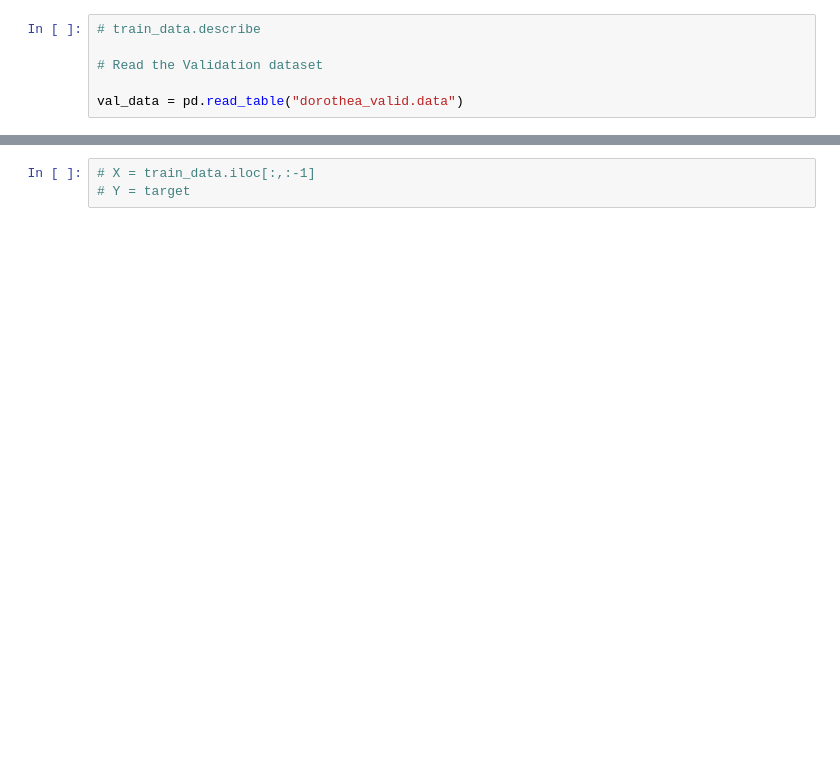
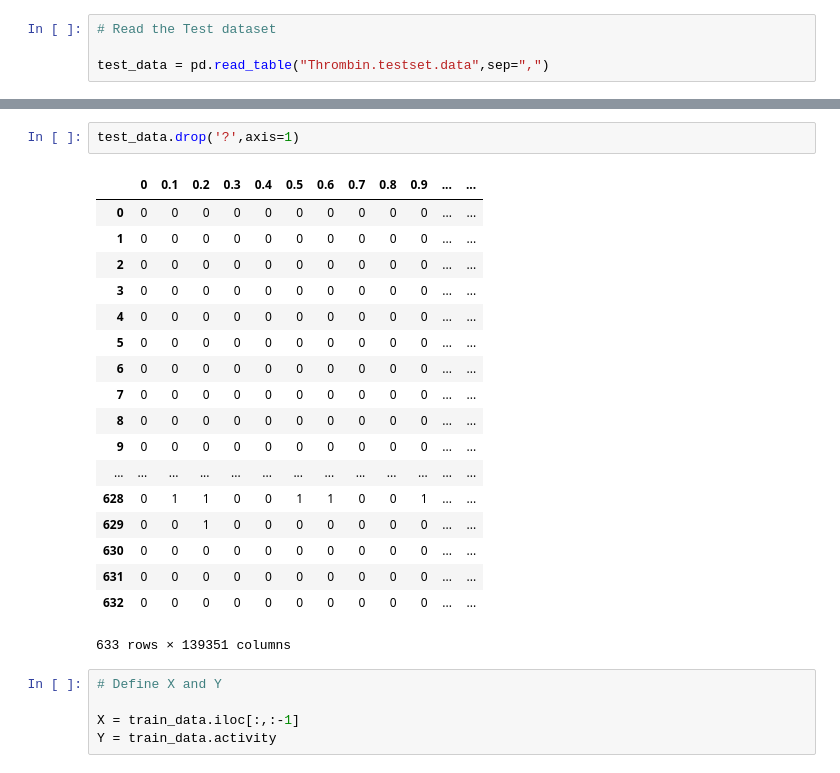
Before and after one commit to suneelnair1/Research_Internship, a Jupyter notebook: Sunil_Nair_Research_Internship_Codeset.ipynb, the cells around one changed output, grey strips where cells are left out. Saved outputs shown, nothing was run; the diff lists cells and outputs as text; blank space fills up the shorter version.

```diff
--- a/Sunil_Nair_Research_Internship_Codeset.ipynb
+++ b/Sunil_Nair_Research_Internship_Codeset.ipynb
@@ -13,6 +17,4 @@ test_data = pd.read_table("dorothea_test.data")
 # %%
-# train_data.describe
+# Read the Test dataset
 
-# Read the Validation dataset
-
-val_data = pd.read_table("dorothea_valid.data")
+test_data = pd.read_table("Thrombin.testset.data",sep=",")
@@ -58,6 +107,29 @@ Y=train_data.describe
+# %%
+test_data.drop('?',axis=1)
+# %% [output]
+|  | 0 | 0.1 | 0.2 | 0.3 | 0.4 | 0.5 | 0.6 | 0.7 | 0.8 | 0.9 | ... | ... |
+| 0 | 0 | 0 | 0 | 0 | 0 | 0 | 0 | 0 | 0 | 0 | ... | ... |
+| 1 | 0 | 0 | 0 | 0 | 0 | 0 | 0 | 0 | 0 | 0 | ... | ... |
+| 2 | 0 | 0 | 0 | 0 | 0 | 0 | 0 | 0 | 0 | 0 | ... | ... |
+| 3 | 0 | 0 | 0 | 0 | 0 | 0 | 0 | 0 | 0 | 0 | ... | ... |
+| 4 | 0 | 0 | 0 | 0 | 0 | 0 | 0 | 0 | 0 | 0 | ... | ... |
+| 5 | 0 | 0 | 0 | 0 | 0 | 0 | 0 | 0 | 0 | 0 | ... | ... |
+| 6 | 0 | 0 | 0 | 0 | 0 | 0 | 0 | 0 | 0 | 0 | ... | ... |
+| 7 | 0 | 0 | 0 | 0 | 0 | 0 | 0 | 0 | 0 | 0 | ... | ... |
+| 8 | 0 | 0 | 0 | 0 | 0 | 0 | 0 | 0 | 0 | 0 | ... | ... |
+| 9 | 0 | 0 | 0 | 0 | 0 | 0 | 0 | 0 | 0 | 0 | ... | ... |
+| ... | ... | ... | ... | ... | ... | ... | ... | ... | ... | ... | ... | ... |
+| 628 | 0 | 1 | 1 | 0 | 0 | 1 | 1 | 0 | 0 | 1 | ... | ... |
+| 629 | 0 | 0 | 1 | 0 | 0 | 0 | 0 | 0 | 0 | 0 | ... | ... |
+| 630 | 0 | 0 | 0 | 0 | 0 | 0 | 0 | 0 | 0 | 0 | ... | ... |
+| 631 | 0 | 0 | 0 | 0 | 0 | 0 | 0 | 0 | 0 | 0 | ... | ... |
+| 632 | 0 | 0 | 0 | 0 | 0 | 0 | 0 | 0 | 0 | 0 | ... | ... |
+633 rows × 139351 columns
 # %%
-# X = train_data.iloc[:,:-1]
-# Y = target
+# Define X and Y
+
+X = train_data.iloc[:,:-1]
+Y = train_data.activity
 # %%
 # Test train split
 
```
Also changed, not shown: parts of 12 cells of this notebook.
